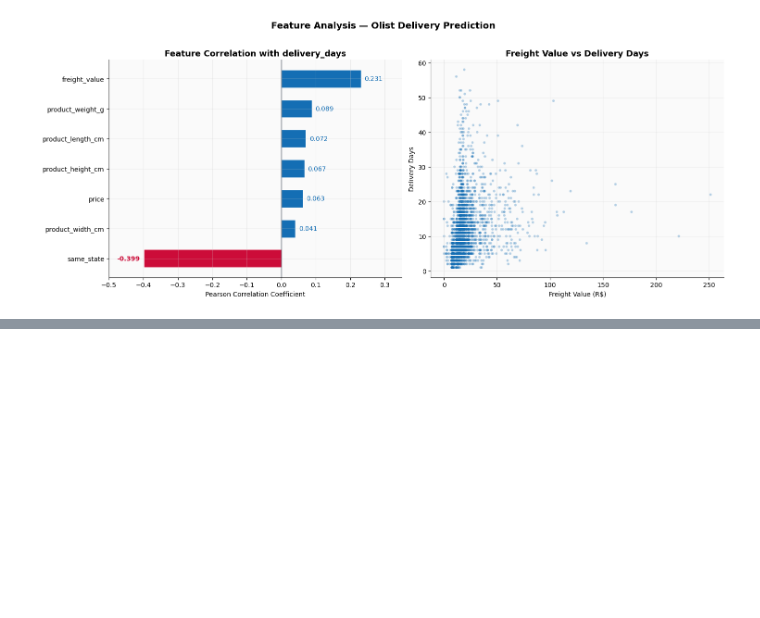
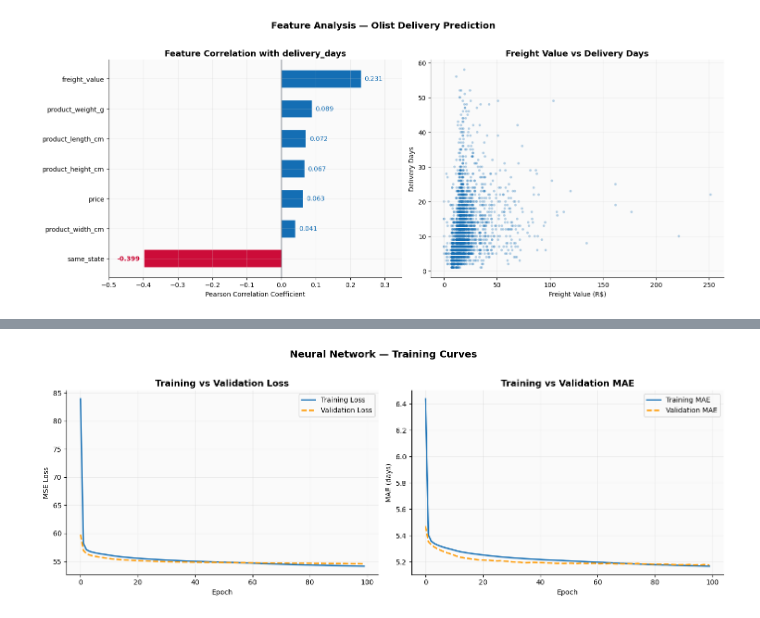
Before and after one commit to pramodkumarpodila-source/ds-ml-ecommerce, a Jupyter notebook: part1_regression/part1_notebook.ipynb, the cells around one changed output, grey strips where cells are left out. Saved outputs shown, nothing was run; the diff lists cells and outputs as text; code cells hidden in the pictures; blank space fills up the shorter version.

```diff
--- a/part1_regression/part1_notebook.ipynb
+++ b/part1_regression/part1_notebook.ipynb
@@ -596,0 +751,96 @@ plt.show()
+# %%
+# ── CELL 13: Model 7 — Neural Network ────────────────────────────────────────
+print('Training Neural Network...\n')
+
+# ── Scale data manually for Keras (Pipeline doesn't work directly with Keras) ─
+scaler_nn = StandardScaler()
+X_train_nn = scaler_nn.fit_transform(X_train)  # fit on train only
+X_test_nn  = scaler_nn.transform(X_test)       # transform test using train stats
+
+# ── Build the Neural Network ──────────────────────────────────────────────────
+tf.random.set_seed(42)
+
+nn_model = keras.Sequential([
+    layers.Dense(64, activation='relu', input_shape=(X_train_nn.shape[1],)),
+    layers.Dense(32, activation='relu'),
+    layers.Dense(16, activation='relu'),
+    layers.Dense(1)   # ⚠️ No activation — regression output must be unbounded
+])
+
+nn_model.compile(
+    optimizer='adam',
+    loss='mse',
+    metrics=['mae']
+)
+
+nn_model.summary()
+
+# ── Early stopping ────────────────────────────────────────────────────────────
+early_stop = EarlyStopping(
+    monitor='val_loss',
+    patience=10,
+    restore_best_weights=True  # ⚠️ Always use this — reverts to best epoch
+)
+
+# ── Train ─────────────────────────────────────────────────────────────────────
+start = time.time()
+history = nn_model.fit(
+    X_train_nn, y_train,
+    epochs=100,
+    batch_size=256,
+    validation_split=0.1,
+    callbacks=[early_stop],
+    verbose=1
+)
+train_time = time.time() - start
+
+# ── Evaluate ──────────────────────────────────────────────────────────────────
+y_pred_nn = nn_model.predict(X_test_nn, verbose=0).flatten()
+rmse_nn = np.sqrt(mean_squared_error(y_test, y_pred_nn))
+mae_nn  = mean_absolute_error(y_test, y_pred_nn)
+r2_nn   = r2_score(y_test, y_pred_nn)
+
+results.append({
+    'Model'     : 'Neural Network',
+    'RMSE'      : round(rmse_nn, 3),
+    'MAE'       : round(mae_nn, 3),
+    'R²'        : round(r2_nn, 3),
+    'Train Time': round(train_time, 3)
+})
+
+print(f'\n  ✅ Neural Network                 RMSE: {rmse_nn:.3f}  MAE: {mae_nn:.3f}  R²: {r2_nn:.3f}  ({train_time:.2f}s)')
+
+# ── Training curves ───────────────────────────────────────────────────────────
+fig, axes = plt.subplots(1, 2, figsize=(14, 5))
+
+# Loss curve
+axes[0].plot(history.history['loss'],
+             color=COLORS['secondary'], linewidth=2, label='Training Loss')
+axes[0].plot(history.history['val_loss'],
+             color=COLORS['accent'], linewidth=2,
+             linestyle='--', label='Validation Loss')
+axes[0].set_title('Training vs Validation Loss', fontsize=13, fontweight='bold')
+axes[0].set_xlabel('Epoch')
+axes[0].set_ylabel('MSE Loss')
+axes[0].legend()
+
+# MAE curve
+axes[1].plot(history.history['mae'],
+             color=COLORS['secondary'], linewidth=2, label='Training MAE')
+axes[1].plot(history.history['val_mae'],
+             color=COLORS['accent'], linewidth=2,
+             linestyle='--', label='Validation MAE')
+axes[1].set_title('Training vs Validation MAE', fontsize=13, fontweight='bold')
+axes[1].set_xlabel('Epoch')
+axes[1].set_ylabel('MAE (days)')
+axes[1].legend()
+
+plt.suptitle('Neural Network — Training Curves', fontsize=14, fontweight='bold', y=1.02)
+plt.tight_layout()
+plt.show()
+
+# ── Updated results table ─────────────────────────────────────────────────────
+print(f'\n=== Results So Far — All 7 Models ===')
+results_df = pd.DataFrame(results)
+print(results_df.to_string(index=False))
+# %% [output]
@@ -596,0 +880 @@ plt.show()
+[figure, added]
```
Also changed, not shown: parts of 9 cells of this notebook.
